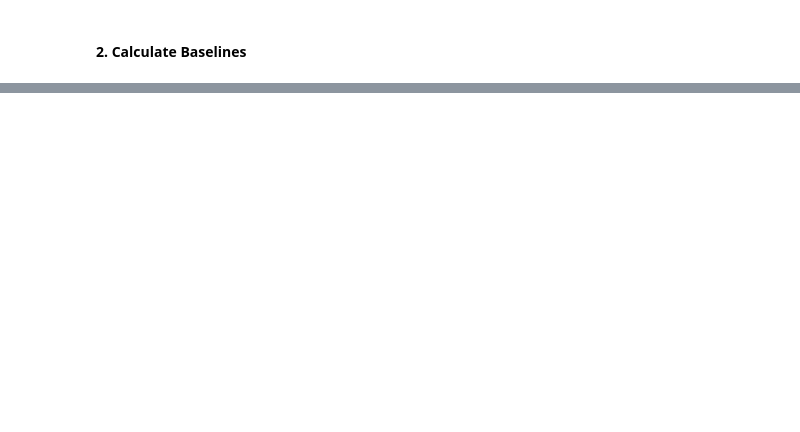
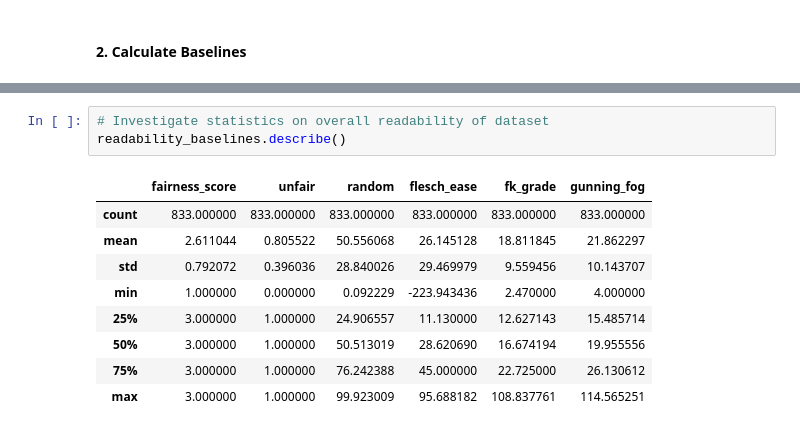
Before and after one commit to kristinemcl/tos-analysis, a Jupyter notebook: analyze.ipynb, the cells around one changed output, grey strips where cells are left out. Cells and saved outputs as stored; diff of their text form; blank space fills up the shorter version.

```diff
--- a/analyze.ipynb
+++ b/analyze.ipynb
@@ -145,0 +188,13 @@ def get_readability_score(clause):
+# %%
+# Investigate statistics on overall readability of dataset
+readability_baselines.describe()
+# %% [output]
+|  | fairness_score | unfair | random | flesch_ease | fk_grade | gunning_fog |
+| count | 833.000000 | 833.000000 | 833.000000 | 833.000000 | 833.000000 | 833.000000 |
+| mean | 2.611044 | 0.805522 | 50.556068 | 26.145128 | 18.811845 | 21.862297 |
+| std | 0.792072 | 0.396036 | 28.840026 | 29.469979 | 9.559456 | 10.143707 |
+| min | 1.000000 | 0.000000 | 0.092229 | -223.943436 | 2.470000 | 4.000000 |
+| 25% | 3.000000 | 1.000000 | 24.906557 | 11.130000 | 12.627143 | 15.485714 |
+| 50% | 3.000000 | 1.000000 | 50.513019 | 28.620690 | 16.674194 | 19.955556 |
+| 75% | 3.000000 | 1.000000 | 76.242388 | 45.000000 | 22.725000 | 26.130612 |
+| max | 3.000000 | 1.000000 | 99.923009 | 95.688182 | 108.837761 | 114.565251 |
```
Also changed, not shown: parts of 10 cells of this notebook, 1 other file.
